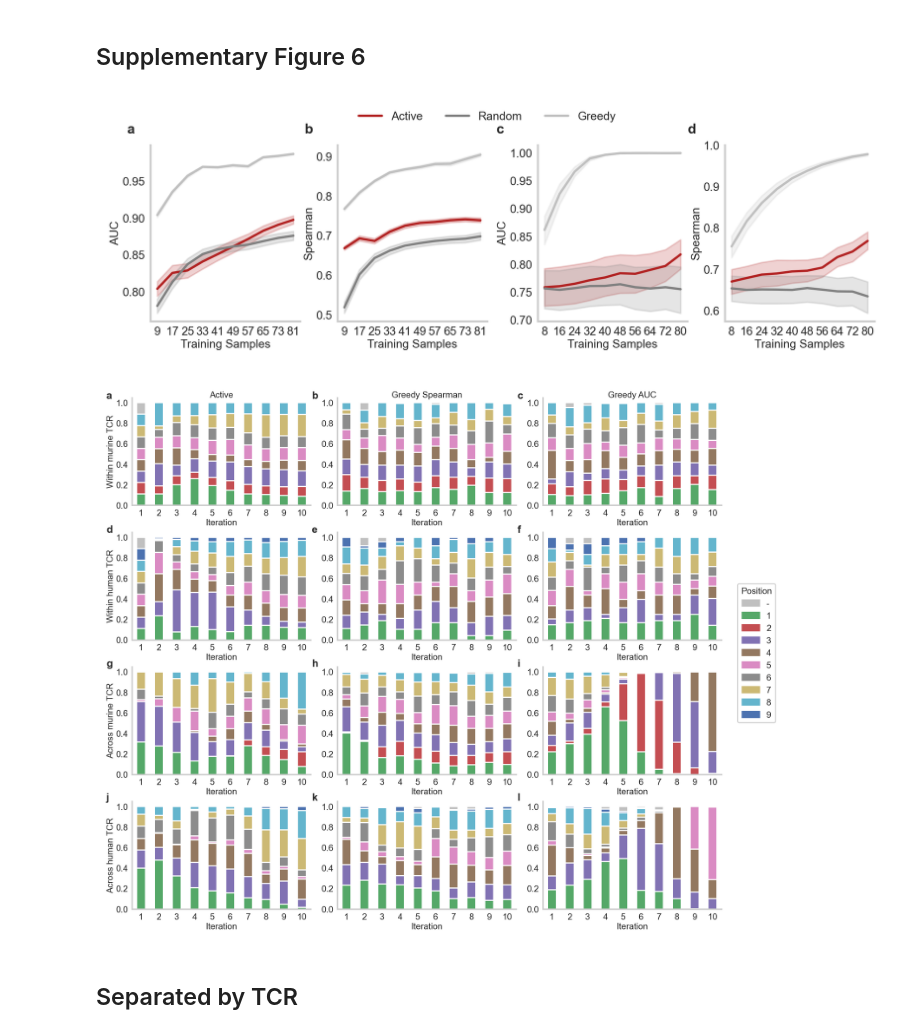
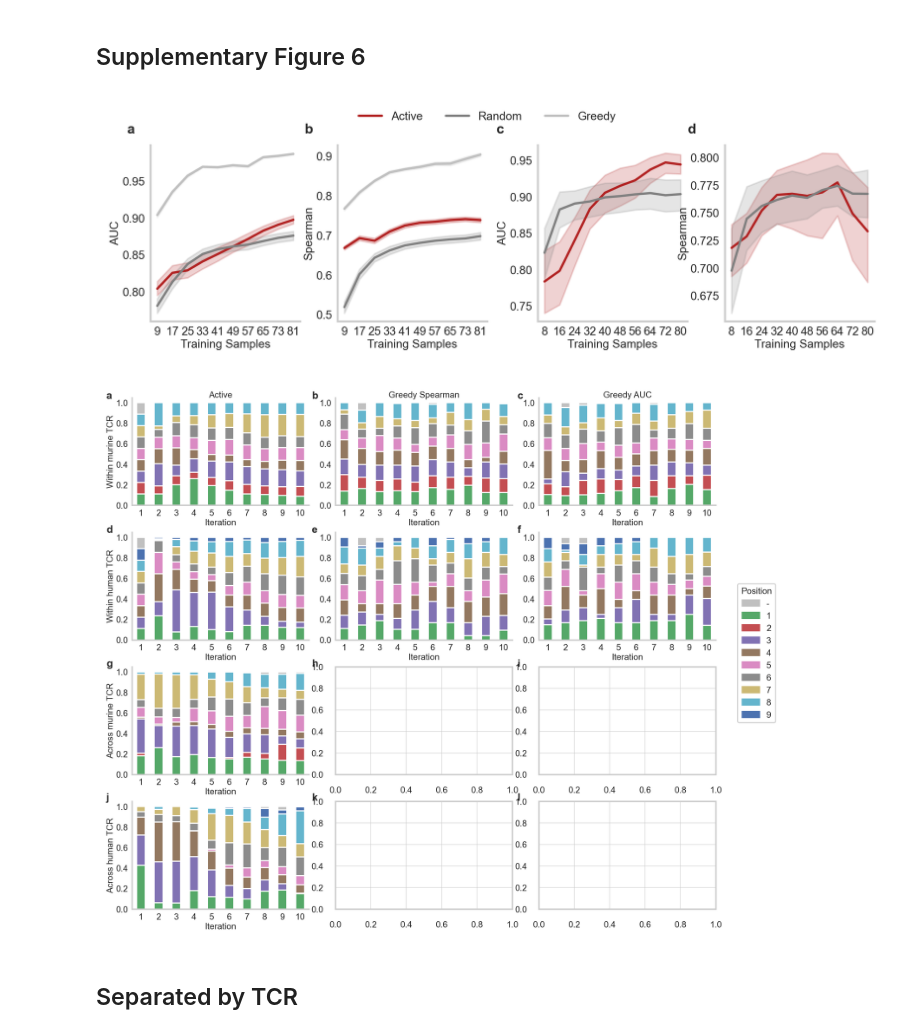
Before and after one commit to SchubertLab/TcrPrediction_MutatedAPLs, a Jupyter notebook: manuscript/figure_6.ipynb, the cells around one changed output. Drawn from its saved outputs; the diff is of its cells as text; code cells hidden in the pictures.

```diff
--- a/manuscript/figure_6.ipynb
+++ b/manuscript/figure_6.ipynb
@@ -160,14 +160,14 @@ apls_within_human = {
 apls_across_mice = {
     'Active': load_used_apls('across/SIINFEKL_selectedAPLs_add_active.csv'),
     'Random': load_used_apls('across/SIINFEKL_selectedAPLs_add_random.csv'),
-    'Greedy_auc': load_used_apls('across/SIINFEKL_selectedAPLs_greedy_auc.csv'),
-    'Greedy_spearman': load_used_apls('across/SIINFEKL_selectedAPLs_greedy_spearman.csv'),
+    #'Greedy_auc': load_used_apls('across/SIINFEKL_selectedAPLs_greedy_auc.csv'),
+    #'Greedy_spearman': load_used_apls('across/SIINFEKL_selectedAPLs_greedy_spearman.csv'),
 }
 apls_across_human = {
     'Active': load_used_apls('across/VPSVWRSSL_selectedAPLs_add_active.csv'),
     'Random': load_used_apls('across/VPSVWRSSL_selectedAPLs_add_random.csv'),
-    'Greedy_auc': load_used_apls('across/VPSVWRSSL_selectedAPLs_greedy_auc.csv'),
-    'Greedy_spearman': load_used_apls('across/VPSVWRSSL_selectedAPLs_greedy_spearman.csv'),
+    #'Greedy_auc': load_used_apls('across/VPSVWRSSL_selectedAPLs_greedy_auc.csv'),
+    #'Greedy_spearman': load_used_apls('across/VPSVWRSSL_selectedAPLs_greedy_spearman.csv'),
 }
 # %% [markdown]
 ## Plotting function
@@ -364,9 +364,9 @@ plot_performance(results_within_human, 'Spearman', ['Active', 'Random', 'Greedy_
                 active_color=color_human, legend=True)
 
 xticks = [8+8*i for i in range(10)]
-plot_performance(results_across_human, 'auc', ['Active', 'Random', 'Greedy_auc'], ax=axes['ax_3'], xticks=xticks,
+plot_performance(results_across_human, 'auc', ['Active', 'Random'], ax=axes['ax_3'], xticks=xticks,
                 active_color=color_human)
-plot_performance(results_across_human, 'Spearman', ['Active', 'Random', 'Greedy_spearman'], ax=axes['ax_4'], xticks=xticks,
+plot_performance(results_across_human, 'Spearman', ['Active', 'Random'], ax=axes['ax_4'], xticks=xticks,
                 active_color=color_human)
 
 
@@ -379,7 +379,7 @@ fig.text(0.70, 0.93, 'd', size='large', weight='bold')
 fig.tight_layout()
 fig.savefig('figures/manuscript_sfig7_active_human.pdf', dpi=DPI, bbox_inches='tight')
 # %% [output]
-[figure, old version]
+[figure, new version]
 # %%
 set_font_size(6)
 fig = plt.figure(figsize=(TEXTWIDTH, TEXTWIDTH*0.8), dpi=DPI)
@@ -423,38 +423,38 @@ plot_used_apls(apls_within_mice['Greedy_auc'], groups=groups,ax=axes['ax_2'], xt
 plot_used_apls(apls_within_human['Active'], groups=groups,ax=axes['ax_3'], xticks=xticks, title=None, legend=False)
 plot_used_apls(apls_within_human['Greedy_spearman'], groups=groups,ax=axes['ax_4'], xticks=xticks, title=None, legend=False)
 plot_used_apls(apls_within_human['Greedy_auc'], groups=groups,ax=axes['ax_5'], xticks=xticks, title=None)
 
 groups = [i//8 for i in range(79)]
 xticks = [8+8*i for i in range(10)]
 plot_used_apls(apls_across_mice['Active'], groups=groups, ax=axes['ax_6'], xticks=xticks, title=None)
-plot_used_apls(apls_across_mice['Greedy_spearman'], groups=groups, ax=axes['ax_7'], xticks=xticks, title=None)
-plot_used_apls(apls_across_mice['Greedy_auc'], groups=groups, ax=axes['ax_8'], xticks=xticks, title=None)
+#plot_used_apls(apls_across_mice['Greedy_spearman'], groups=groups, ax=axes['ax_7'], xticks=xticks, title=None)
+#plot_used_apls(apls_across_mice['Greedy_auc'], groups=groups, ax=axes['ax_8'], xticks=xticks, title=None)
 
 plot_used_apls(apls_across_human['Active'], groups=groups, ax=axes['ax_9'], xticks=xticks, title=None)
-plot_used_apls(apls_across_human['Greedy_spearman'], groups=groups, ax=axes['ax_10'], xticks=xticks, title=None)
-plot_used_apls(apls_across_human['Greedy_auc'], groups=groups, ax=axes['ax_11'], xticks=xticks, title=None)
+#plot_used_apls(apls_across_human['Greedy_spearman'], groups=groups, ax=axes['ax_10'], xticks=xticks, title=None)
+#plot_used_apls(apls_across_human['Greedy_auc'], groups=groups, ax=axes['ax_11'], xticks=xticks, title=None)
 
 plot_legend(axes['legend'])
 
 ylabels = {
     0: 'Within murine TCR',
     3: 'Within human TCR',
     6: 'Across murine TCR',
     9: 'Across human TCR',
 }
 for i in range(12):
     axes[f'ax_{i}'].set_ylabel('')
     if i%3 == 0:
         axes[f'ax_{i}'].set_ylabel(ylabels[i])
     row = i//3
     col = i%3
     fig.text(0.02+col*0.295, 0.97-row*0.24, abc[i], size='large', weight='bold')
 
 
 fig.tight_layout()
 fig.savefig('figures/manuscript_sfig8_selected_apls.pdf', dpi=DPI, bbox_inches='tight')
 # %% [output]
-[figure, old version]
+[figure, new version]
 # %% [markdown]
 ## Separated by TCR
 # %%
```
Also changed, not shown: parts of 3 cells of this notebook, 3 other files.
